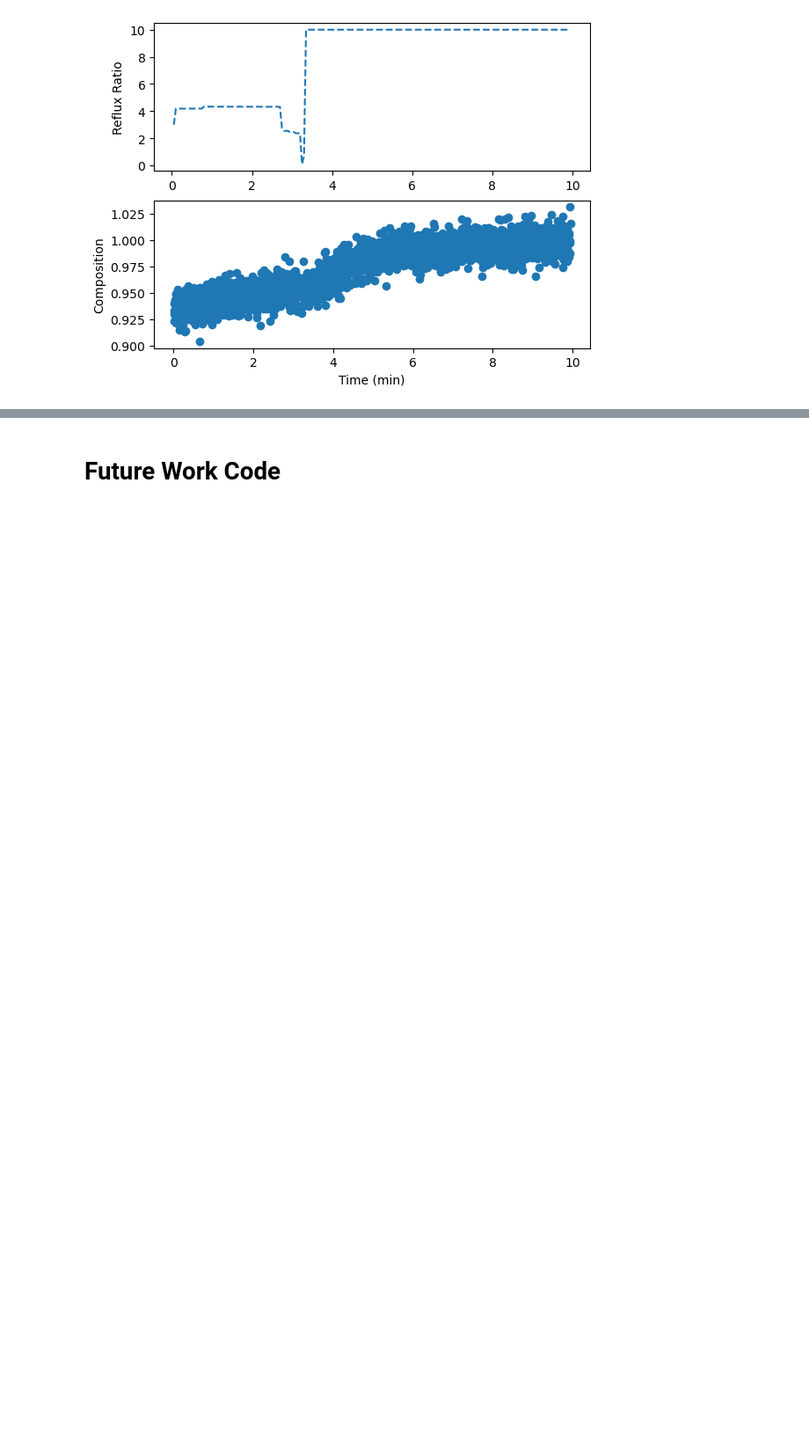
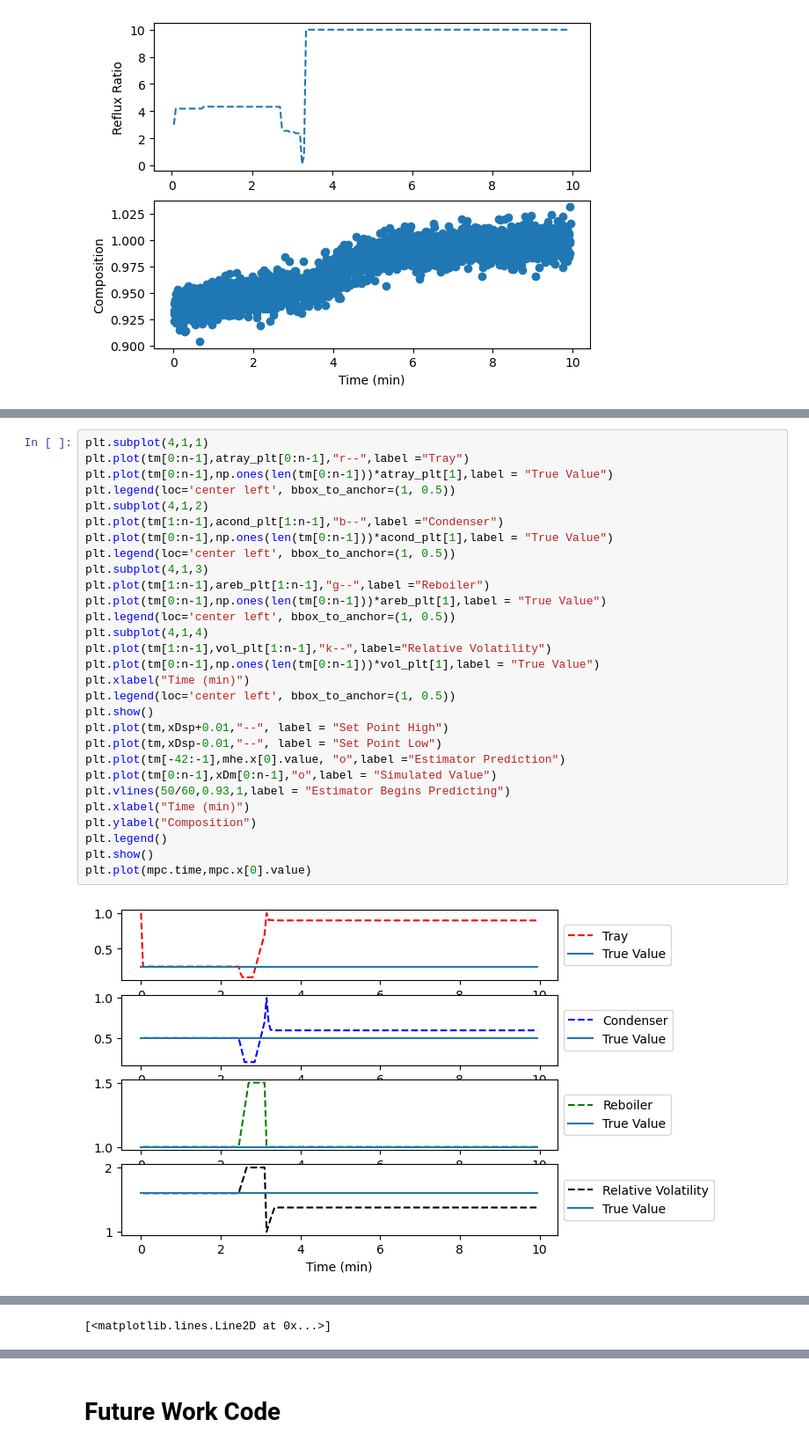
Before and after one commit to tylercrop/ML_Final_Project, a Jupyter notebook: Final Project April 19.ipynb, the cells around one changed output, grey strips where cells are left out. Shown at 88% size. Saved outputs shown, nothing was run; the diff lists cells and outputs as text; blank space fills up the shorter version.

```diff
--- a/Final Project April 19.ipynb
+++ b/Final Project April 19.ipynb
@@ -874,0 +821,31 @@ array([0.935     , 0.93719117, 0.9336606 , 0.94514946, 0.93008619,
+# %%
+plt.subplot(4,1,1)
+plt.plot(tm[0:n-1],atray_plt[0:n-1],"r--",label ="Tray")
+plt.plot(tm[0:n-1],np.ones(len(tm[0:n-1]))*atray_plt[1],label = "True Value")
+plt.legend(loc='center left', bbox_to_anchor=(1, 0.5))
+plt.subplot(4,1,2)
+plt.plot(tm[1:n-1],acond_plt[1:n-1],"b--",label ="Condenser")
+plt.plot(tm[0:n-1],np.ones(len(tm[0:n-1]))*acond_plt[1],label = "True Value")
+plt.legend(loc='center left', bbox_to_anchor=(1, 0.5))
+plt.subplot(4,1,3)
+plt.plot(tm[1:n-1],areb_plt[1:n-1],"g--",label ="Reboiler")
+plt.plot(tm[0:n-1],np.ones(len(tm[0:n-1]))*areb_plt[1],label = "True Value")
+plt.legend(loc='center left', bbox_to_anchor=(1, 0.5))
+plt.subplot(4,1,4)
+plt.plot(tm[1:n-1],vol_plt[1:n-1],"k--",label="Relative Volatility")
+plt.plot(tm[0:n-1],np.ones(len(tm[0:n-1]))*vol_plt[1],label = "True Value")
+plt.xlabel("Time (min)")
+plt.legend(loc='center left', bbox_to_anchor=(1, 0.5))
+plt.show()
+plt.plot(tm,xDsp+0.01,"--", label = "Set Point High")
+plt.plot(tm,xDsp-0.01,"--", label = "Set Point Low")
+plt.plot(tm[-42:-1],mhe.x[0].value, "o",label ="Estimator Prediction")
+plt.plot(tm[0:n-1],xDm[0:n-1],"o",label = "Simulated Value")
+plt.vlines(50/60,0.93,1,label = "Estimator Begins Predicting")
+plt.xlabel("Time (min)")
+plt.ylabel("Composition")
+plt.legend()
+plt.show()
+plt.plot(mpc.time,mpc.x[0].value)
+# %% [output]
+[figure, added]
@@ -874,0 +853 @@ array([0.935     , 0.93719117, 0.9336606 , 0.94514946, 0.93008619,
+[<matplotlib.lines.Line2D at 0x...>]
```
Also changed, not shown: parts of 7 cells of this notebook.
